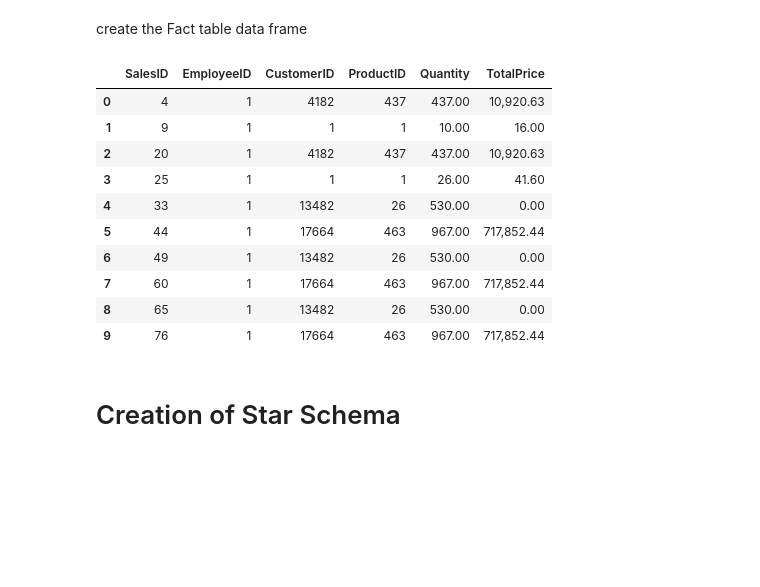
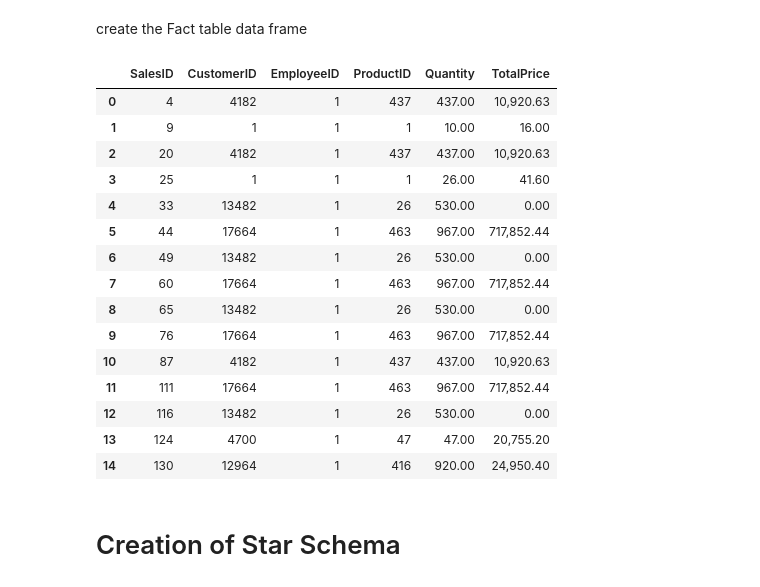
Before and after one commit to vinayak-parab/Data_Management_ETL, a Jupyter notebook: DM_ETL.ipynb, the cells around one changed output. Drawn from its saved outputs; the diff is of its cells as text; code cells hidden in the pictures; blank space fills up the shorter version.

```diff
--- a/DM_ETL.ipynb
+++ b/DM_ETL.ipynb
@@ -569,21 +550,26 @@ df
 # %% [markdown]
 create the Fact table data frame
 # %%
-dfsales = df[['SalesID','EmployeeID','CustomerID','ProductID','Quantity','TotalPrice']]
+dfsales = df[['SalesID','CustomerID','EmployeeID','ProductID','Quantity','TotalPrice']]
 # %%
-dfsales.head(10)
+dfsales.head(15)
 # %% [output]
-|  | SalesID | EmployeeID | CustomerID | ProductID | Quantity | TotalPrice |
-| 0 | 4 | 1 | 4182 | 437 | 437.00 | 10,920.63 |
+|  | SalesID | CustomerID | EmployeeID | ProductID | Quantity | TotalPrice |
+| 0 | 4 | 4182 | 1 | 437 | 437.00 | 10,920.63 |
 | 1 | 9 | 1 | 1 | 1 | 10.00 | 16.00 |
-| 2 | 20 | 1 | 4182 | 437 | 437.00 | 10,920.63 |
+| 2 | 20 | 4182 | 1 | 437 | 437.00 | 10,920.63 |
 | 3 | 25 | 1 | 1 | 1 | 26.00 | 41.60 |
-| 4 | 33 | 1 | 13482 | 26 | 530.00 | 0.00 |
-| 5 | 44 | 1 | 17664 | 463 | 967.00 | 717,852.44 |
-| 6 | 49 | 1 | 13482 | 26 | 530.00 | 0.00 |
-| 7 | 60 | 1 | 17664 | 463 | 967.00 | 717,852.44 |
-| 8 | 65 | 1 | 13482 | 26 | 530.00 | 0.00 |
-| 9 | 76 | 1 | 17664 | 463 | 967.00 | 717,852.44 |
+| 4 | 33 | 13482 | 1 | 26 | 530.00 | 0.00 |
+| 5 | 44 | 17664 | 1 | 463 | 967.00 | 717,852.44 |
+| 6 | 49 | 13482 | 1 | 26 | 530.00 | 0.00 |
+| 7 | 60 | 17664 | 1 | 463 | 967.00 | 717,852.44 |
+| 8 | 65 | 13482 | 1 | 26 | 530.00 | 0.00 |
+| 9 | 76 | 17664 | 1 | 463 | 967.00 | 717,852.44 |
+| 10 | 87 | 4182 | 1 | 437 | 437.00 | 10,920.63 |
+| 11 | 111 | 17664 | 1 | 463 | 967.00 | 717,852.44 |
+| 12 | 116 | 13482 | 1 | 26 | 530.00 | 0.00 |
+| 13 | 124 | 4700 | 1 | 47 | 47.00 | 20,755.20 |
+| 14 | 130 | 12964 | 1 | 416 | 920.00 | 24,950.40 |
 # %% [markdown]
 # Creation of Star Schema
 # %%
```
Also changed, not shown: parts of 29 cells of this notebook.
